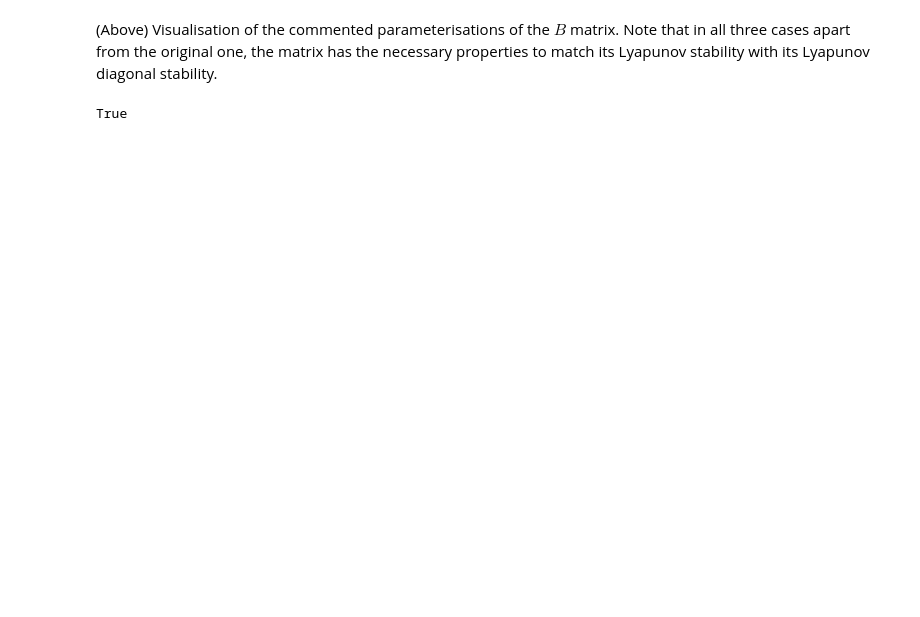
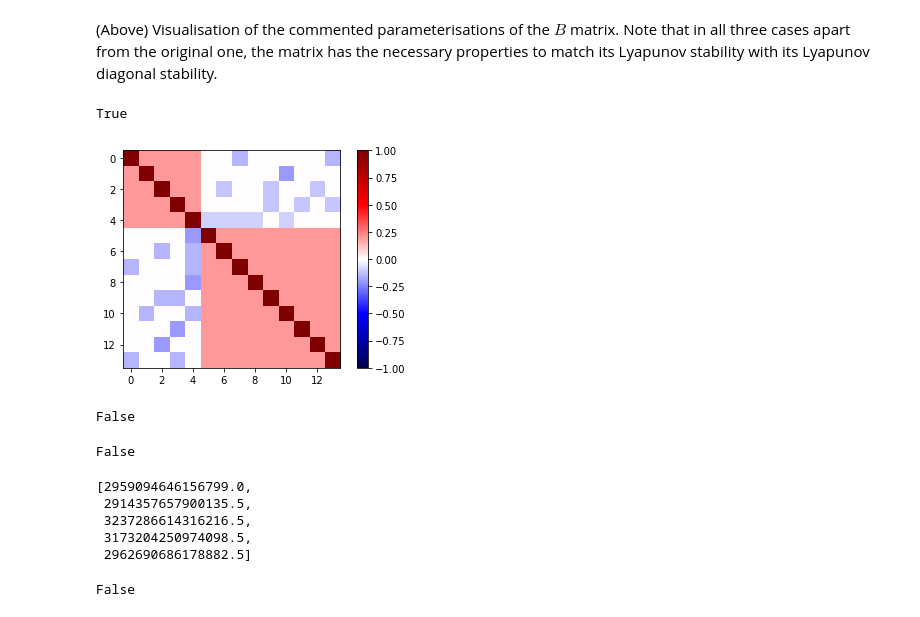
Before and after one commit to porygon-tech/ECO, a Jupyter notebook: structural_stability/tutorial_rohr2014Structural.ipynb, the cells around one changed output. Drawn from its saved outputs; the diff is of its cells as text; code cells hidden in the pictures; blank space fills up the shorter version.

```diff
--- a/structural_stability/tutorial_rohr2014Structural.ipynb
+++ b/structural_stability/tutorial_rohr2014Structural.ipynb
@@ -267,3 +291,28 @@ plt.show()
 np.all(np.linalg.eigvals(-B) < 0)
 # %% [output]
 True
+# %%
+showdata(B,symmetry=True)
+# %% [output]
+[figure, added]
+# %%
+mX.is_Dstable(B_zero_delta)
+# %% [output]
+False
+# %%
+mX.is_Dstable(B_zero_rho)
+# %% [output]
+False
+# %%
+minVs = mX.is_Dstable(B_zero_rho, maxiter=1000,fullresult=True)
+[-minV['fun'] for minV in minVs]
+# %% [output]
+[2959094646156799.0,
+ 2914357657900135.5,
+ 3237286614316216.5,
+ 3173204250974098.5,
+ 2962690686178882.5]
+# %%
+mX.is_Lyapunovstable(B)
+# %% [output]
+False
```
Also changed, not shown: parts of 9 cells of this notebook.
